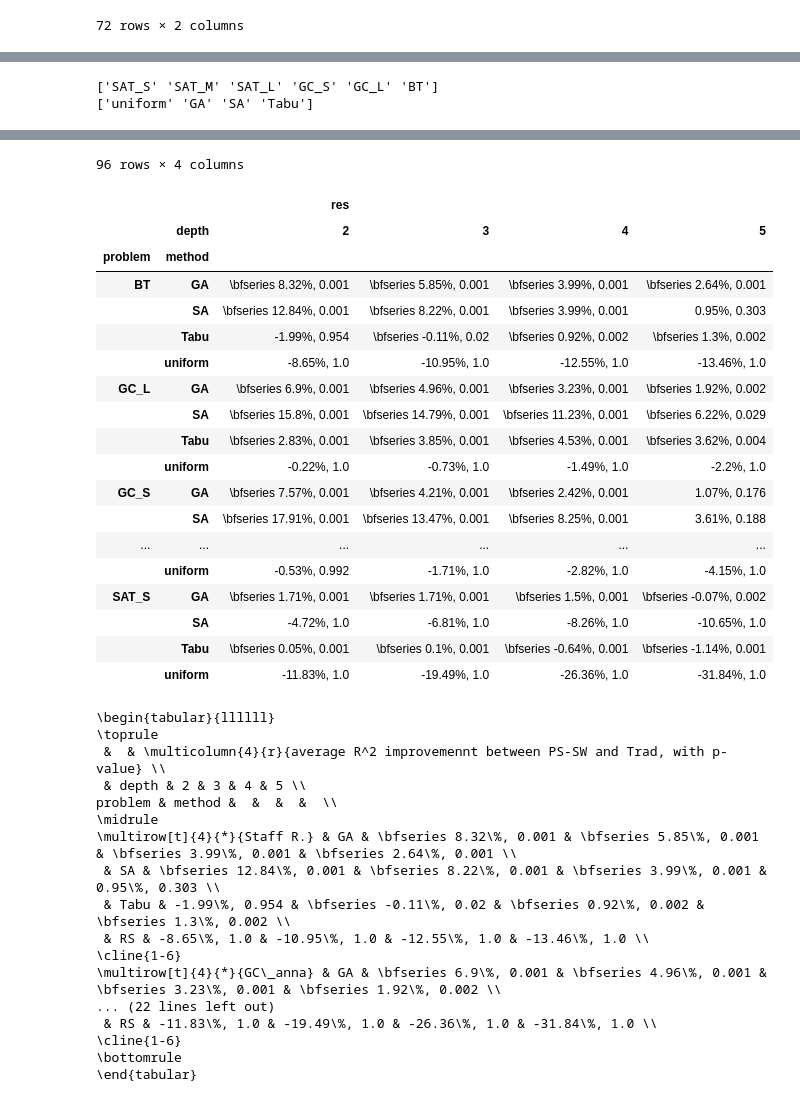
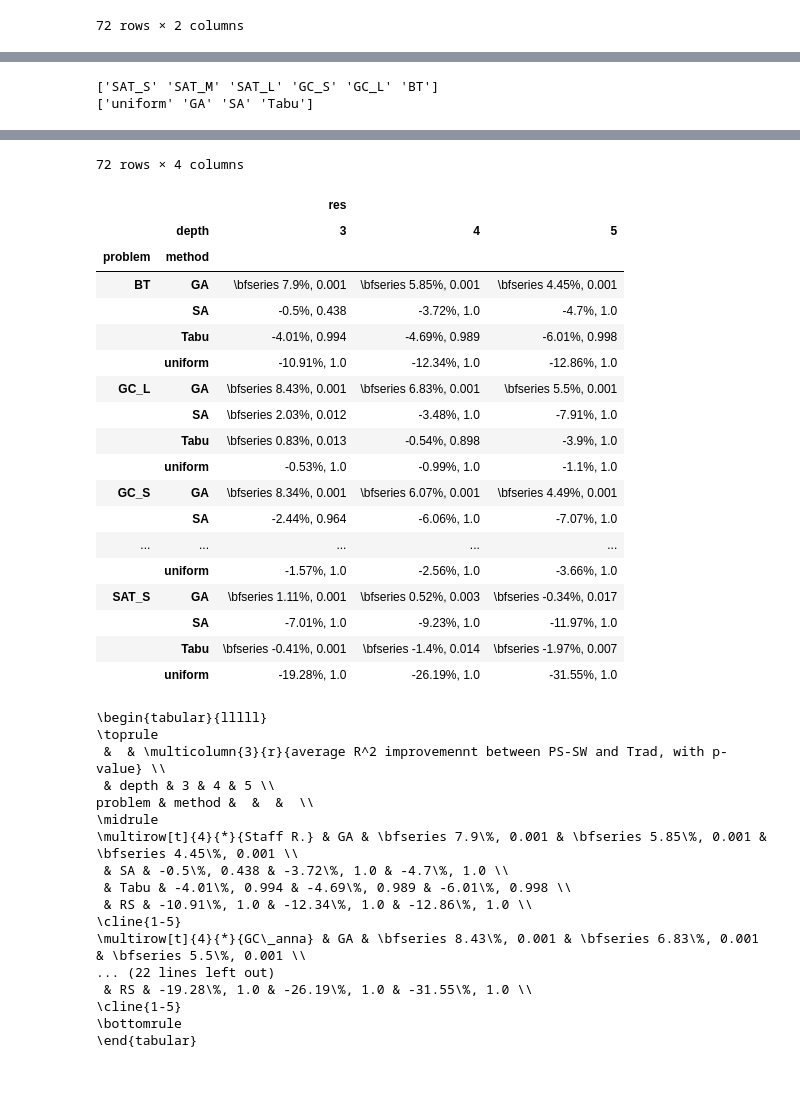
Before and after one commit to Giancarlo-Catalano/PS-descriptors, a Jupyter notebook: VarianceDecisionTree/process_data/accuracy_by_settings.ipynb, the cells around one changed output, grey strips where cells are left out. Cells and saved outputs as stored; diff of their text form; code cells hidden in the pictures.

Commit message:
Table in accuracy_by_settings has been fixed, it used to also use the instances with bigger pRefs.

```diff
--- a/VarianceDecisionTree/process_data/accuracy_by_settings.ipynb
+++ b/VarianceDecisionTree/process_data/accuracy_by_settings.ipynb
@@ -601,10 +601,10 @@ print(accuracy_data["problem"].unique())
 print(accuracy_data["pRef_method"].unique())
 for method in accuracy_data["pRef_method"].unique():
     for problem in accuracy_data["problem"].unique():
-        for depth in [2, 3, 4, 5]:
-            appropriate_data = filter_dataframe(accuracy_data, depth = depth, pRef_method = method, problem = problem)
-            trad_data = appropriate_data[appropriate_data["kind"] == "Trad."]["r_sq"]
-            own_data = appropriate_data[appropriate_data["kind"] == "PS-SW"]["r_sq"]
+        for depth in [3, 4, 5]:
+            appropriate_data = filter_dataframe(accuracy_data, depth = depth, pRef_method = method, problem = problem, pRef_size=10000)
+            trad_data = appropriate_data[appropriate_data["kind"] == "Trad."]["r_sq"][:100]
+            own_data = appropriate_data[appropriate_data["kind"] == "PS-SW"]["r_sq"][:100]
             p_value = mannwhitneyu(x = own_data, y = trad_data, alternative="greater").pvalue
             diff = np.average(own_data)-np.average(trad_data)
 
@@ -675,37 +675,37 @@ print(latex_code)
-96 rows × 4 columns
+72 rows × 4 columns
-|  |  | res |  |  |  |
-|  | depth | 2 | 3 | 4 | 5 |
-| problem | method |  |  |  |  |
-| BT | GA | \bfseries 8.32%, 0.001 | \bfseries 5.85%, 0.001 | \bfseries 3.99%, 0.001 | \bfseries 2.64%, 0.001 |
-|  | SA | \bfseries 12.84%, 0.001 | \bfseries 8.22%, 0.001 | \bfseries 3.99%, 0.001 | 0.95%, 0.303 |
-|  | Tabu | -1.99%, 0.954 | \bfseries -0.11%, 0.02 | \bfseries 0.92%, 0.002 | \bfseries 1.3%, 0.002 |
-|  | uniform | -8.65%, 1.0 | -10.95%, 1.0 | -12.55%, 1.0 | -13.46%, 1.0 |
-| GC_L | GA | \bfseries 6.9%, 0.001 | \bfseries 4.96%, 0.001 | \bfseries 3.23%, 0.001 | \bfseries 1.92%, 0.002 |
-|  | SA | \bfseries 15.8%, 0.001 | \bfseries 14.79%, 0.001 | \bfseries 11.23%, 0.001 | \bfseries 6.22%, 0.029 |
-|  | Tabu | \bfseries 2.83%, 0.001 | \bfseries 3.85%, 0.001 | \bfseries 4.53%, 0.001 | \bfseries 3.62%, 0.004 |
-|  | uniform | -0.22%, 1.0 | -0.73%, 1.0 | -1.49%, 1.0 | -2.2%, 1.0 |
-| GC_S | GA | \bfseries 7.57%, 0.001 | \bfseries 4.21%, 0.001 | \bfseries 2.42%, 0.001 | 1.07%, 0.176 |
-|  | SA | \bfseries 17.91%, 0.001 | \bfseries 13.47%, 0.001 | \bfseries 8.25%, 0.001 | 3.61%, 0.188 |
-| ... | ... | ... | ... | ... | ... |
-|  | uniform | -0.53%, 0.992 | -1.71%, 1.0 | -2.82%, 1.0 | -4.15%, 1.0 |
-| SAT_S | GA | \bfseries 1.71%, 0.001 | \bfseries 1.71%, 0.001 | \bfseries 1.5%, 0.001 | \bfseries -0.07%, 0.002 |
-|  | SA | -4.72%, 1.0 | -6.81%, 1.0 | -8.26%, 1.0 | -10.65%, 1.0 |
-|  | Tabu | \bfseries 0.05%, 0.001 | \bfseries 0.1%, 0.001 | \bfseries -0.64%, 0.001 | \bfseries -1.14%, 0.001 |
-|  | uniform | -11.83%, 1.0 | -19.49%, 1.0 | -26.36%, 1.0 | -31.84%, 1.0 |
+|  |  | res |  |  |
+|  | depth | 3 | 4 | 5 |
+| problem | method |  |  |  |
+| BT | GA | \bfseries 7.9%, 0.001 | \bfseries 5.85%, 0.001 | \bfseries 4.45%, 0.001 |
+|  | SA | -0.5%, 0.438 | -3.72%, 1.0 | -4.7%, 1.0 |
+|  | Tabu | -4.01%, 0.994 | -4.69%, 0.989 | -6.01%, 0.998 |
+|  | uniform | -10.91%, 1.0 | -12.34%, 1.0 | -12.86%, 1.0 |
+| GC_L | GA | \bfseries 8.43%, 0.001 | \bfseries 6.83%, 0.001 | \bfseries 5.5%, 0.001 |
+|  | SA | \bfseries 2.03%, 0.012 | -3.48%, 1.0 | -7.91%, 1.0 |
+|  | Tabu | \bfseries 0.83%, 0.013 | -0.54%, 0.898 | -3.9%, 1.0 |
+|  | uniform | -0.53%, 1.0 | -0.99%, 1.0 | -1.1%, 1.0 |
+| GC_S | GA | \bfseries 8.34%, 0.001 | \bfseries 6.07%, 0.001 | \bfseries 4.49%, 0.001 |
+|  | SA | -2.44%, 0.964 | -6.06%, 1.0 | -7.07%, 1.0 |
+| ... | ... | ... | ... | ... |
+|  | uniform | -1.57%, 1.0 | -2.56%, 1.0 | -3.66%, 1.0 |
+| SAT_S | GA | \bfseries 1.11%, 0.001 | \bfseries 0.52%, 0.003 | \bfseries -0.34%, 0.017 |
+|  | SA | -7.01%, 1.0 | -9.23%, 1.0 | -11.97%, 1.0 |
+|  | Tabu | \bfseries -0.41%, 0.001 | \bfseries -1.4%, 0.014 | \bfseries -1.97%, 0.007 |
+|  | uniform | -19.28%, 1.0 | -26.19%, 1.0 | -31.55%, 1.0 |
-\begin{tabular}{llllll}
+\begin{tabular}{lllll}
 \toprule
- &  & \multicolumn{4}{r}{average R^2 improvemennt between PS-SW and Trad, with p-value} \\
- & depth & 2 & 3 & 4 & 5 \\
-problem & method &  &  &  &  \\
+ &  & \multicolumn{3}{r}{average R^2 improvemennt between PS-SW and Trad, with p-value} \\
+ & depth & 3 & 4 & 5 \\
+problem & method &  &  &  \\
 \midrule
-\multirow[t]{4}{*}{Staff R.} & GA & \bfseries 8.32\%, 0.001 & \bfseries 5.85\%, 0.001 & \bfseries 3.99\%, 0.001 & \bfseries 2.64\%, 0.001 \\
- & SA & \bfseries 12.84\%, 0.001 & \bfseries 8.22\%, 0.001 & \bfseries 3.99\%, 0.001 & 0.95\%, 0.303 \\
- & Tabu & -1.99\%, 0.954 & \bfseries -0.11\%, 0.02 & \bfseries 0.92\%, 0.002 & \bfseries 1.3\%, 0.002 \\
- & RS & -8.65\%, 1.0 & -10.95\%, 1.0 & -12.55\%, 1.0 & -13.46\%, 1.0 \\
-\cline{1-6}
-\multirow[t]{4}{*}{GC\_anna} & GA & \bfseries 6.9\%, 0.001 & \bfseries 4.96\%, 0.001 & \bfseries 3.23\%, 0.001 & \bfseries 1.92\%, 0.002 \\
+\multirow[t]{4}{*}{Staff R.} & GA & \bfseries 7.9\%, 0.001 & \bfseries 5.85\%, 0.001 & \bfseries 4.45\%, 0.001 \\
+ & SA & -0.5\%, 0.438 & -3.72\%, 1.0 & -4.7\%, 1.0 \\
+ & Tabu & -4.01\%, 0.994 & -4.69\%, 0.989 & -6.01\%, 0.998 \\
+ & RS & -10.91\%, 1.0 & -12.34\%, 1.0 & -12.86\%, 1.0 \\
+\cline{1-5}
+\multirow[t]{4}{*}{GC\_anna} & GA & \bfseries 8.43\%, 0.001 & \bfseries 6.83\%, 0.001 & \bfseries 5.5\%, 0.001 \\
 ... (22 lines left out)
- & RS & -11.83\%, 1.0 & -19.49\%, 1.0 & -26.36\%, 1.0 & -31.84\%, 1.0 \\
-\cline{1-6}
+ & RS & -19.28\%, 1.0 & -26.19\%, 1.0 & -31.55\%, 1.0 \\
+\cline{1-5}
 \bottomrule
 \end{tabular}
```
Also changed, not shown: parts of 1 cell of this notebook.
